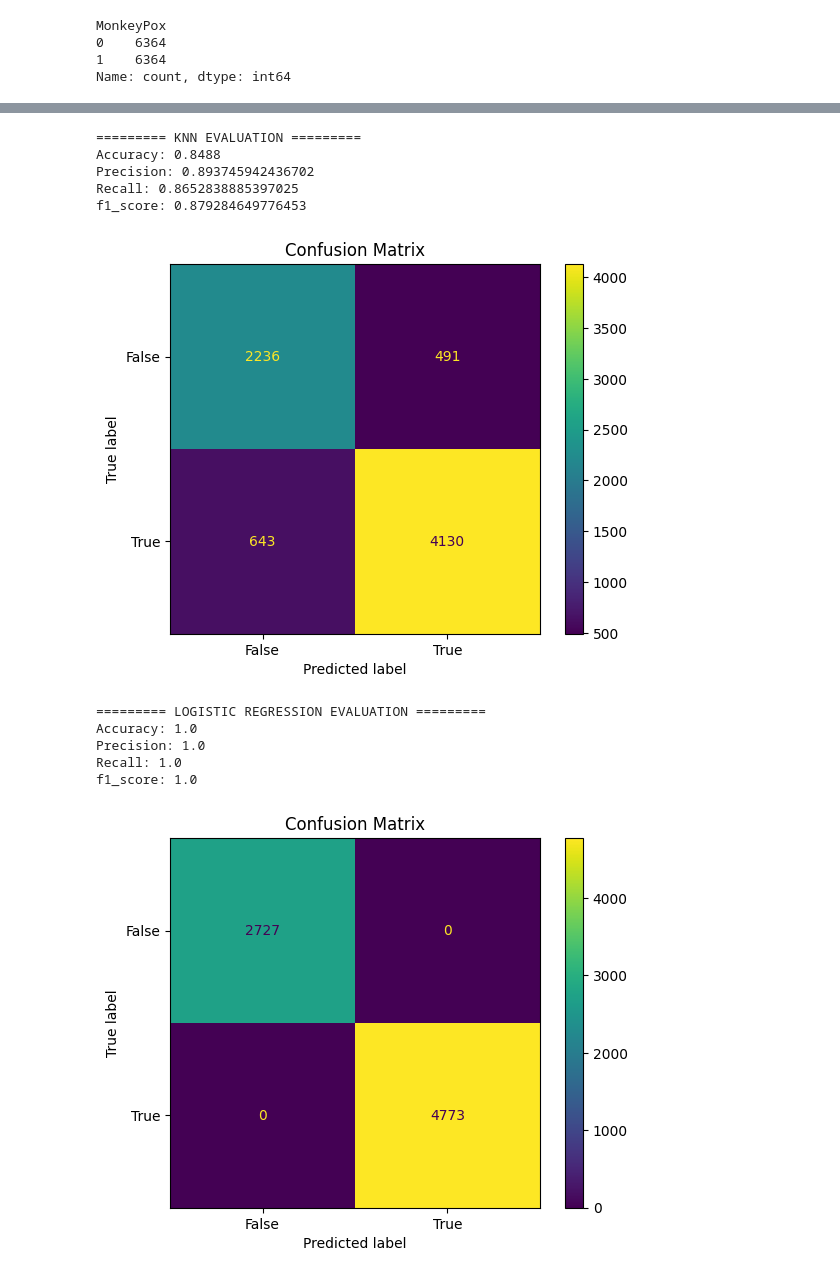
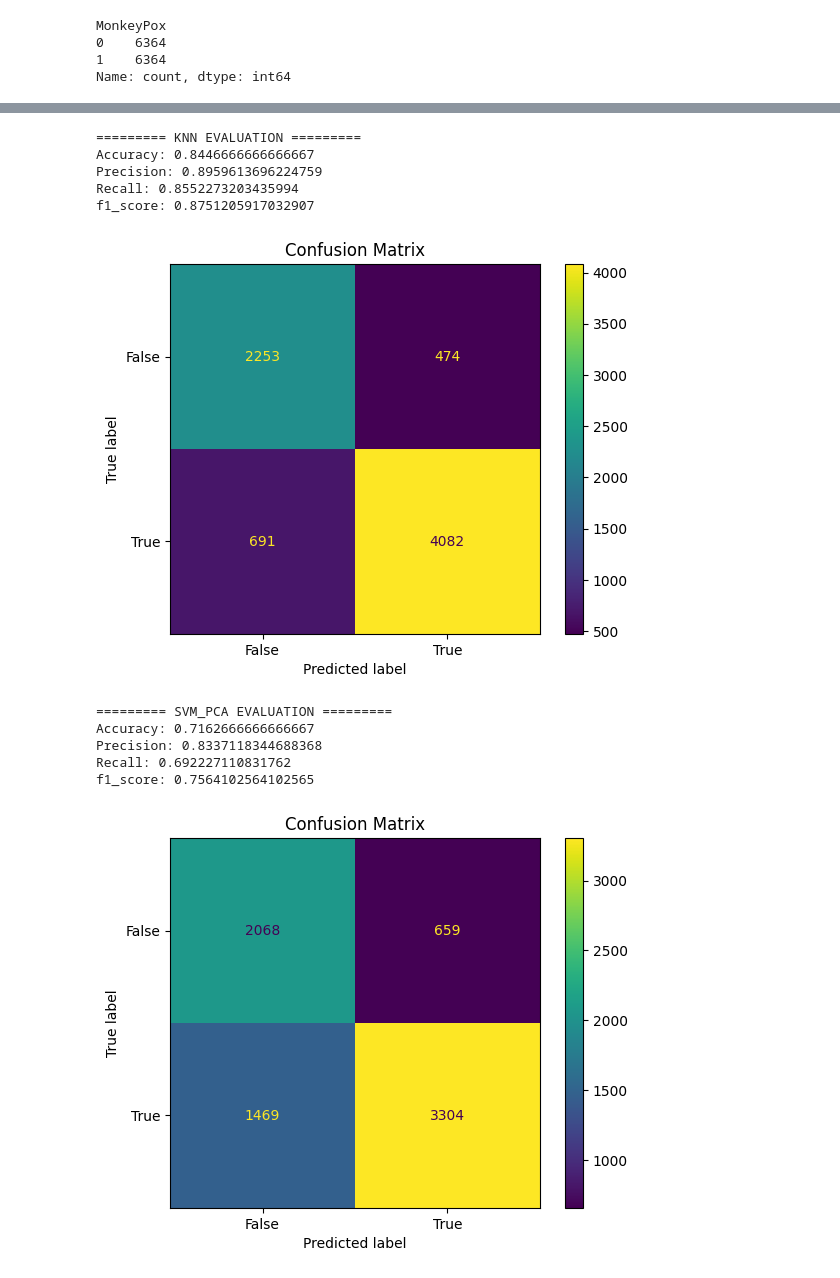
Before and after one commit to wilbertyg/monkey-pox-prediction, a Jupyter notebook: MonkeyPoxPrediction.ipynb, the cells around one changed output, grey strips where cells are left out. Saved outputs shown, nothing was run; the diff lists cells and outputs as text; code cells hidden in the pictures.

```diff
--- a/MonkeyPoxPrediction.ipynb
+++ b/MonkeyPoxPrediction.ipynb
@@ -163,9 +163,3 @@ def model_evaluation(model_name, y_test, predictions):
   cm_display.plot()
   plt.title('Confusion Matrix')
   plt.show()
-# %%
-# Classification using XGBoost
-XGBOOST_MODEL = XGBClassifier()
-XGBOOST_MODEL.fit(X_train, y_train)
-pred = XGBOOST_MODEL.predict(X_test)
-model_evaluation("XGBOOST CLASSIFIER", y_test, pred)
@@ -179,6 +165,0 @@ f1_score: 0.9979022445982797
-# %%
-# Classification using Decision Tree
-DecisionTree = DecisionTreeClassifier()
-DecisionTree.fit(X_train, y_train)
-pred = DecisionTree.predict(X_test)
-model_evaluation("Decision Tree", y_test, pred)
@@ -192,6 +165,0 @@ f1_score: 0.9951711106445518
-# %%
-# Classification using Random Forest
-RandomForest = RandomForestClassifier(n_estimators= 1000, random_state=42)
-RandomForest.fit(X_train, y_train)
-pred = RandomForest.predict(X_test)
-model_evaluation("Random Forest", y_test, pred)
@@ -205,6 +165,0 @@ f1_score: 0.9951711106445518
-# %%
-# Classification using Support Vector Classifier
-SVM = SVC()
-SVM.fit(X_train, y_train)
-pred = SVM.predict(X_test)
-model_evaluation("SVM Classifier", y_test, pred)
@@ -236,8 +184,8 @@ pred = KNN.predict(X_test)
 model_evaluation("KNN", y_test, pred)
 # %% [output]
 ========= KNN EVALUATION =========
-Accuracy: 0.8488
-Precision: 0.893745942436702
-Recall: 0.8652838885397025
-f1_score: 0.879284649776453
+Accuracy: 0.8446666666666667
+Precision: 0.8959613696224759
+Recall: 0.8552273203435994
+f1_score: 0.8751205917032907
-[figure, old version]
+[figure, new version]
@@ -244,13 +198,13 @@ f1_score: 0.879284649776453
 # %%
-#Classification using Logistic Regression
-LogisticReg = LogisticRegression()
-LogisticReg.fit(X_train, y_train)
-pred = LogisticReg.predict(X_test)
-model_evaluation("Logistic Regression", y_test, pred)
+#Classification with SVM
+SVM_PCA = SVC()
+SVM_PCA.fit(X_train_pca, y_train)
+pred = SVM_PCA.predict(X_test_pca)
+model_evaluation("SVM_PCA", y_test, pred)
 # %% [output]
-========= LOGISTIC REGRESSION EVALUATION =========
-Accuracy: 1.0
-Precision: 1.0
-Recall: 1.0
-f1_score: 1.0
+========= SVM_PCA EVALUATION =========
+Accuracy: 0.7162666666666667
+Precision: 0.8337118344688368
+Recall: 0.692227110831762
+f1_score: 0.7564102564102565
-[figure, old version]
+[figure, new version]
```
Also changed, not shown: parts of 13 cells of this notebook, 3 other files.
